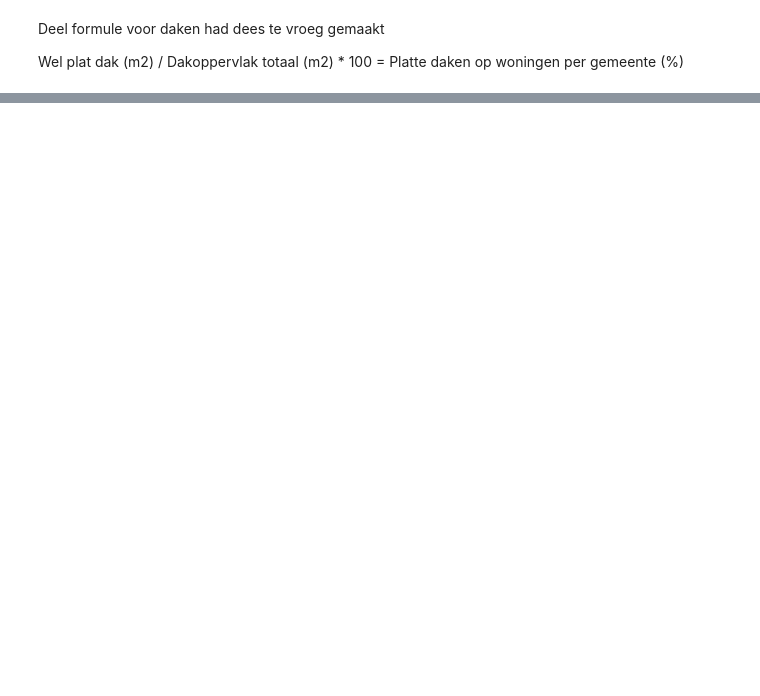
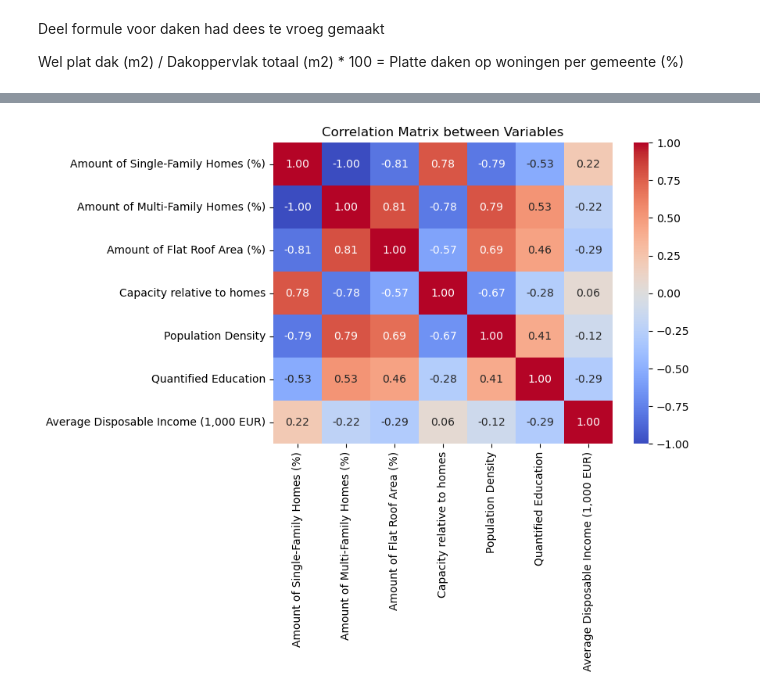
Before and after one commit to juliusj03/Spatial-data-science-solar, a Jupyter notebook: solar.ipynb, the cells around one changed output, grey strips where cells are left out. Cells and saved outputs as stored; diff of their text form; code cells hidden in the pictures; blank space fills up the shorter version.

Commit message:
preprocessing klaar issues met education

```diff
--- a/solar.ipynb
+++ b/solar.ipynb
@@ -547,0 +533,30 @@ display(rooftop_homes_df)
+# %%
+# Formula 1 amount of single family homes
+df['Amount of Single-Family Homes (%)'] = (df['Single-Family Homes Total']
+                                           / df['Total Homes']) * 100
+
+# Formula 2 amount of multi family homes
+df['Amount of Multi-Family Homes (%)'] = (df['Multi-Family Homes Total']
+                                          / df['Total Homes']) * 100
+
+# Formula 3 of the percentage of flat roofs in a municipality
+df['Amount of Flat Roof Area (%)'] = df['Flat Roof Area (m2)'] / df['Total Roof Area (m2)'] * 100
+
+# Formula 4 of the solar capacity per home
+df['Capacity relative to homes'] = df['Installed Solar Capacity (kWp)'] / df['Total Homes'] * 100
+
+# Formula 5 of the population density
+df['Population Density'] = df['Total Population'] / df['Land Area (km2)']
+
+# Formula 6 of the quantification of education, very much upto debate
+df['Quantified Education'] = ((df['Secondary Education'] * 1 + df['Vocational Education'] * 2 + df['Bachelor'] * 3 + df['Master'] * 4) /
+                              (df['Secondary Education'] + df['Vocational Education'] + df['Bachelor'] + df['Master'] ))
+
+# Formula 8 of the subsidies per province
+df['Subsidies'] = 0
+
+# Keeping only the necessary columns
+df = df[['Municipality Name', 'Year', 'geometry', 'Amount of Single-Family Homes (%)', 'Amount of Multi-Family Homes (%)', 'Amount of Flat Roof Area (%)',
+         'Capacity relative to homes', 'Population Density', 'Quantified Education', 'Average Disposable Income (1,000 EUR)', 'Subsidies']]
+
+display(df.head())
@@ -547,0 +570,15 @@ display(rooftop_homes_df)
+# %%
+# List of columns
+columns = ['Amount of Single-Family Homes (%)', 'Amount of Multi-Family Homes (%)', 'Amount of Flat Roof Area (%)',
+         'Capacity relative to homes', 'Population Density', 'Quantified Education', 'Average Disposable Income (1,000 EUR)']
+
+# Calculate the correlation matrix
+corr_matrix = df[columns].corr()
+
+# Plot the correlation matrix as a heatmap
+plt.figure(figsize=(7, 5))
+sns.heatmap(corr_matrix, annot=True, cmap="coolwarm", vmin=-1, vmax=1, fmt=".2f", cbar=True)
+plt.title("Correlation Matrix between Variables")
+plt.show()
+# %% [output]
+[figure, added]
```
Also changed, not shown: parts of 7 cells of this notebook.
